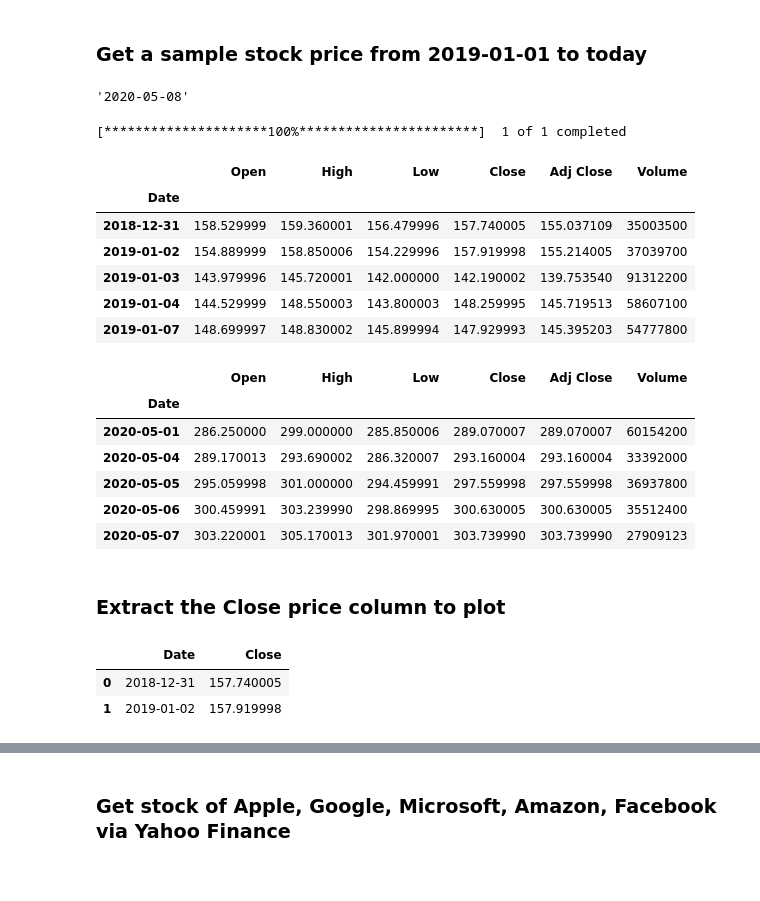
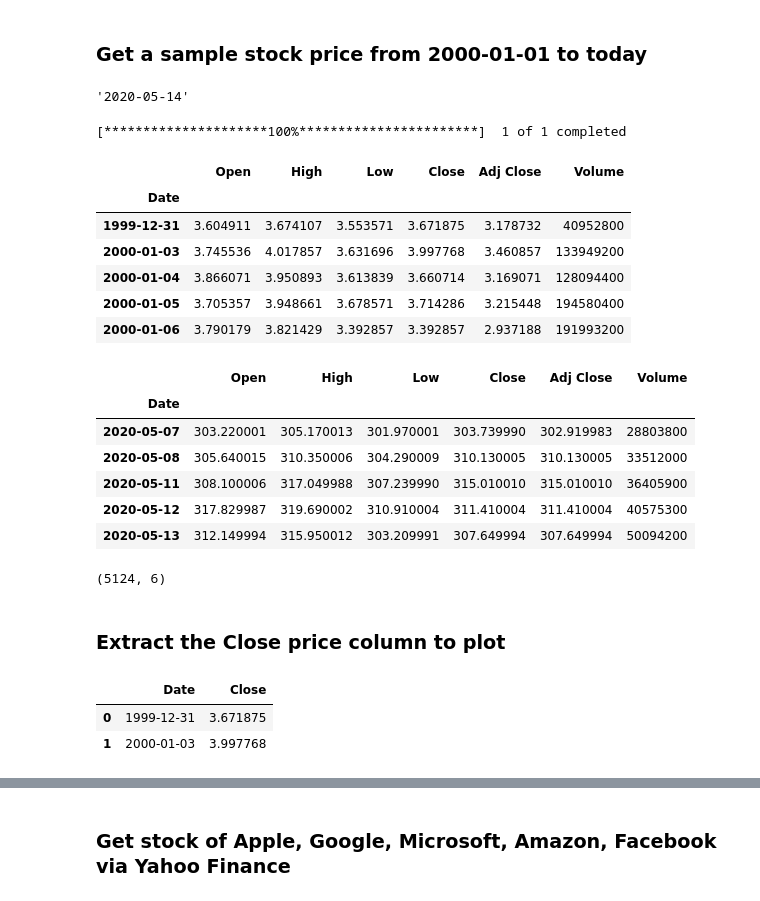
Before and after one commit to hieudd98/ml-class, a Jupyter notebook: regression.ipynb, the cells around one changed output, grey strips where cells are left out. Drawn from its saved outputs; the diff is of its cells as text; code cells hidden in the pictures.

```diff
--- a/regression.ipynb
+++ b/regression.ipynb
@@ -19,34 +26,39 @@ from sklearn.metrics import mean_absolute_error
 # %% [markdown]
-### Get a sample stock price from 2019-01-01 to today
+### Get a sample stock price from 2000-01-01 to today
 # %%
+startday = '2000-01-01'
 today = datetime.date.today()
 today = today.strftime('%Y-%m-%d')
 today
 # %% [output]
-'2020-05-08'
+'2020-05-14'
 # %%
 # Get the data of the Apple stock (code AAPL)
-data = yf.download('AAPL', '2019-01-01', today)
+data = yf.download('AAPL', startday, today)
 data.head()
 # %% [output]
 [*********************100%***********************]  1 of 1 completed
 |  | Open | High | Low | Close | Adj Close | Volume |
 | Date |  |  |  |  |  |  |
-| 2018-12-31 | 158.529999 | 159.360001 | 156.479996 | 157.740005 | 155.037109 | 35003500 |
-| 2019-01-02 | 154.889999 | 158.850006 | 154.229996 | 157.919998 | 155.214005 | 37039700 |
-| 2019-01-03 | 143.979996 | 145.720001 | 142.000000 | 142.190002 | 139.753540 | 91312200 |
-| 2019-01-04 | 144.529999 | 148.550003 | 143.800003 | 148.259995 | 145.719513 | 58607100 |
-| 2019-01-07 | 148.699997 | 148.830002 | 145.899994 | 147.929993 | 145.395203 | 54777800 |
+| 1999-12-31 | 3.604911 | 3.674107 | 3.553571 | 3.671875 | 3.178732 | 40952800 |
+| 2000-01-03 | 3.745536 | 4.017857 | 3.631696 | 3.997768 | 3.460857 | 133949200 |
+| 2000-01-04 | 3.866071 | 3.950893 | 3.613839 | 3.660714 | 3.169071 | 128094400 |
+| 2000-01-05 | 3.705357 | 3.948661 | 3.678571 | 3.714286 | 3.215448 | 194580400 |
+| 2000-01-06 | 3.790179 | 3.821429 | 3.392857 | 3.392857 | 2.937188 | 191993200 |
 # %%
 data.tail()
 # %% [output]
 |  | Open | High | Low | Close | Adj Close | Volume |
 | Date |  |  |  |  |  |  |
-| 2020-05-01 | 286.250000 | 299.000000 | 285.850006 | 289.070007 | 289.070007 | 60154200 |
-| 2020-05-04 | 289.170013 | 293.690002 | 286.320007 | 293.160004 | 293.160004 | 33392000 |
-| 2020-05-05 | 295.059998 | 301.000000 | 294.459991 | 297.559998 | 297.559998 | 36937800 |
-| 2020-05-06 | 300.459991 | 303.239990 | 298.869995 | 300.630005 | 300.630005 | 35512400 |
-| 2020-05-07 | 303.220001 | 305.170013 | 301.970001 | 303.739990 | 303.739990 | 27909123 |
+| 2020-05-07 | 303.220001 | 305.170013 | 301.970001 | 303.739990 | 302.919983 | 28803800 |
+| 2020-05-08 | 305.640015 | 310.350006 | 304.290009 | 310.130005 | 310.130005 | 33512000 |
+| 2020-05-11 | 308.100006 | 317.049988 | 307.239990 | 315.010010 | 315.010010 | 36405900 |
+| 2020-05-12 | 317.829987 | 319.690002 | 310.910004 | 311.410004 | 311.410004 | 40575300 |
+| 2020-05-13 | 312.149994 | 315.950012 | 303.209991 | 307.649994 | 307.649994 | 50094200 |
+# %%
+data.shape
+# %% [output]
+(5124, 6)
 # %% [markdown]
 ### Extract the Close price column to plot
 # %%
@@ -56,7 +68,7 @@ df.isna().values.any()
 df.head(2)
 # %% [output]
 |  | Date | Close |
-| 0 | 2018-12-31 | 157.740005 |
-| 1 | 2019-01-02 | 157.919998 |
+| 0 | 1999-12-31 | 3.671875 |
+| 1 | 2000-01-03 | 3.997768 |
 # %%
 # Import matplotlib package for date plots
```
Also changed, not shown: parts of 21 cells of this notebook, 1 other file.
